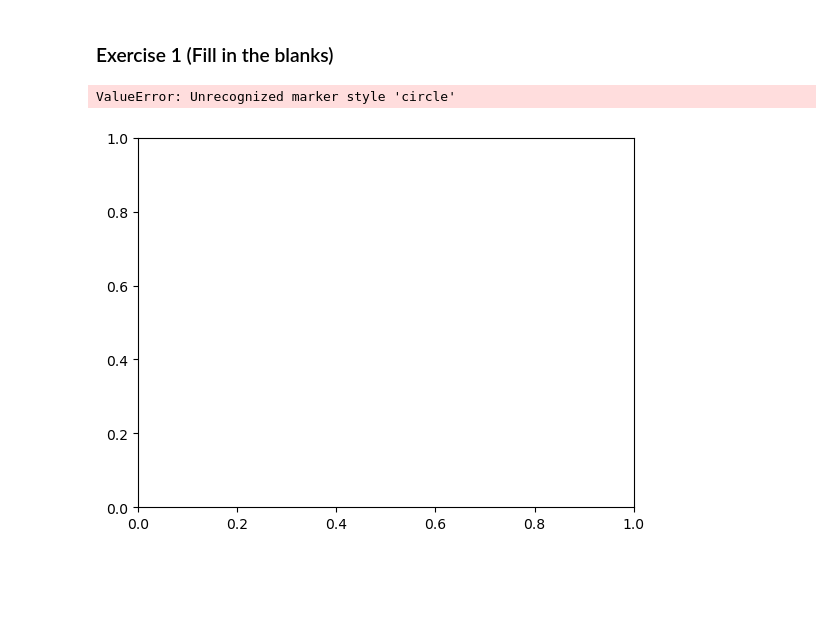
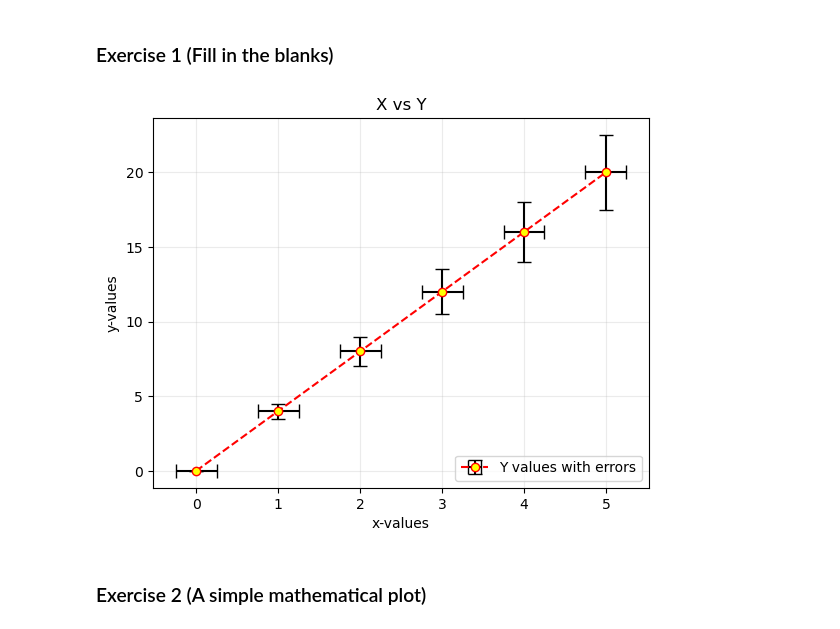
Before and after one commit to SPS-SP2273/learning-portfolio-2024-aug-maxicloue, a Jupyter notebook: 7.2_plotting__exercises/plotting_(need)_exercises.ipynb, the cells around one changed output. Cells and saved outputs as stored; diff of their text form; code cells hidden in the pictures; blank space fills up the shorter version.

Commit message:
READY FOR REVIEW - plotting (need) exercises

```diff
--- a/7.2_plotting__exercises/plotting_(need)_exercises.ipynb
+++ b/7.2_plotting__exercises/plotting_(need)_exercises.ipynb
@@ -29,22 +29,23 @@ Matplotlib is building the font cache; this may take a moment.
 # %%
 # Some data for plotting
 x = [0, 1, 2, 3, 4, 5]
 y = [0, 4, 8, 12, 16, 20]
 y_err = [0.0, 0.5, 1.0, 1.5, 2.0, 2.5]
 x_err = .25
 
 plt.errorbar(x, y,
              xerr=x_err, yerr=y_err,
              color='red', linestyle='dashed',
-             marker=?, markerfacecolor='yellow',
+             marker='o', markerfacecolor='yellow',
              ecolor='black',capsize=5,
              label='Y values with errors')
 plt.xlabel('x-values')
 plt.ylabel('y-values')
 plt.title('X vs Y')
 plt.grid(alpha=.25)
-plt.legend(loc = 'bottom right')
+plt.legend(loc = 'lower right')
 plt.show()
 # %% [output]
-ValueError: Unrecognized marker style 'circle'
-[figure, old version]
+[figure, new version]
+# %% [markdown]
+### Exercise 2 (A simple mathematical plot)
```
Also changed, not shown: parts of 2 cells of this notebook.
